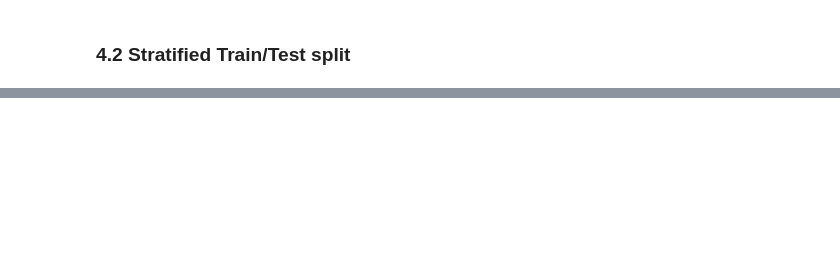
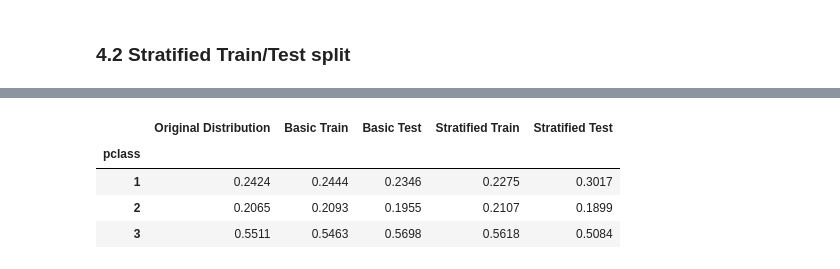
Before and after one commit to gjrich/applied-ml-gjrich, a Jupyter notebook: lab02/ml02_gjrich.ipynb, the cells around one changed output, grey strips where cells are left out. Cells and saved outputs as stored; diff of their text form; code cells hidden in the pictures; blank space fills up the shorter version.

```diff
--- a/lab02/ml02_gjrich.ipynb
+++ b/lab02/ml02_gjrich.ipynb
@@ -226,7 +317,10 @@ Split the data into training and test sets using train_test_split first and Stra
 # %% [markdown]
 ### 4.1 Basic Train/Test split
 # %%
-X_train, X_test, y_train, y_test = train_test_split(X, y, test_size=0.2, random_state=123)
+X_train_basic, X_test_basic, y_train_basic, y_test_basic = train_test_split(X, y, test_size=0.2, random_state=321)
 
-print('Train size:', len(X_train))
-print('Test size:', len(X_test))
+print('Train size:', len(X_train_basic))
+print('Test size:', len(X_test_basic))
+
+print('y Train size:', len(y_train_basic))
+print('y Test size:', len(y_test_basic))
@@ -237,16 +358,8 @@ print("Test Set Class Distribution:\n", X_test['pclass'].value_counts(normalize=
 # %% [markdown]
 ### 4.2 Stratified Train/Test split
 # %%
-# Create stratified split
-splitter = StratifiedShuffleSplit(n_splits=1, test_size=0.2, random_state=456)
+splitter = StratifiedShuffleSplit(n_splits=1, test_size=0.2, random_state=123)
 
-# Initialize variables
-X_train_strat = None
-X_test_strat = None
-y_train_strat = None
-y_test_strat = None
-
-# Split the data, preserving target distribution
 for train_indices, test_indices in splitter.split(X, y):
     X_train_strat = X.iloc[train_indices]
     X_test_strat = X.iloc[test_indices]
@@ -262,3 +400,20 @@ print("Test Set Class Distribution:\n", X_test_strat['pclass'].value_counts(norm
+# %%
+distributions = {
+    'Original Distribution': X['pclass'].value_counts(normalize=True).sort_index(),
+    'Basic Train': X_train_basic['pclass'].value_counts(normalize=True).sort_index(),
+    'Basic Test': X_test_basic['pclass'].value_counts(normalize=True).sort_index(),
+    'Stratified Train': X_train_strat['pclass'].value_counts(normalize=True).sort_index(),
+    'Stratified Test': X_test_strat['pclass'].value_counts(normalize=True).sort_index()
+}
+
+df = pd.DataFrame(distributions)
+df.style.format("{:.4f}")
+# %% [output]
+|  | Original Distribution | Basic Train | Basic Test | Stratified Train | Stratified Test |
+| pclass |  |  |  |  |  |
+| 1 | 0.2424 | 0.2444 | 0.2346 | 0.2275 | 0.3017 |
+| 2 | 0.2065 | 0.2093 | 0.1955 | 0.2107 | 0.1899 |
+| 3 | 0.5511 | 0.5463 | 0.5698 | 0.5618 | 0.5084 |
 # %% [markdown]
 ### 4.4 Reflection
 
```
Also changed, not shown: parts of 16 cells of this notebook.
